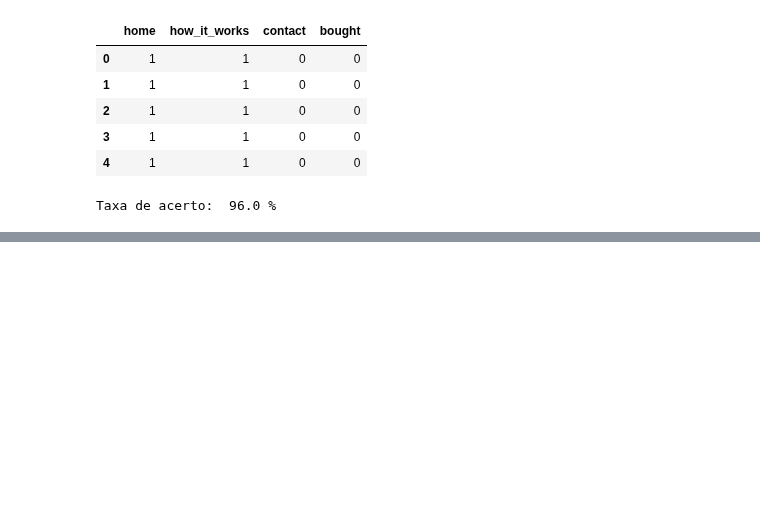
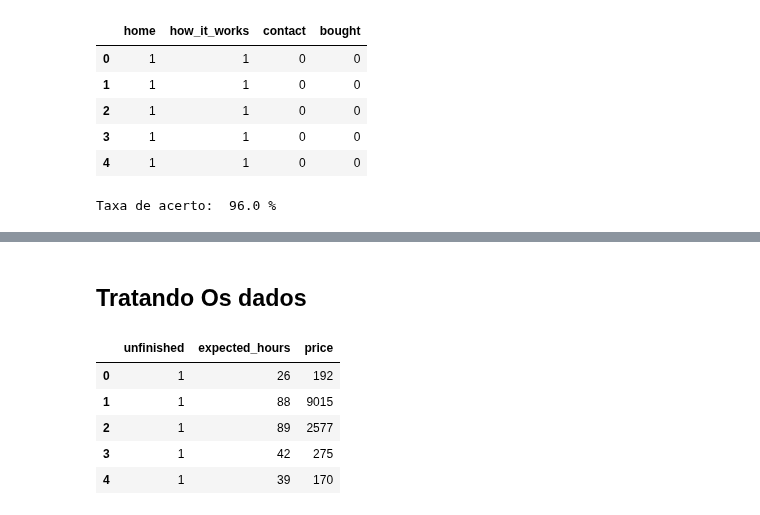
Before and after one commit to Patrick-Setubal/Data_Science_Analytics, a Jupyter notebook: alura_curso/FormacaoMachineLearning/ClassificacaoSKLearn/Introducao.ipynb, the cells around one changed output, grey strips where cells are left out. Saved outputs shown, nothing was run; the diff lists cells and outputs as text; code cells hidden in the pictures; blank space fills up the shorter version.

```diff
--- a/alura_curso/FormacaoMachineLearning/ClassificacaoSKLearn/Introducao.ipynb
+++ b/alura_curso/FormacaoMachineLearning/ClassificacaoSKLearn/Introducao.ipynb
@@ -38,0 +57,15 @@ Taxa de acerto:  96.0 %
+# %% [markdown]
+## Tratando Os dados
+# %%
+# Importando os datos
+import pandas as pd
+uri = 'https://gist.githubusercontent.com/guilhermesilveira/1b7d5475863c15f484ac495bd70975cf/raw/16aff7a0aee67e7c100a2a48b676a2d2d142f646/projects.csv'
+dados = pd.read_csv(uri)
+dados.head()
+# %% [output]
+|  | unfinished | expected_hours | price |
+| 0 | 1 | 26 | 192 |
+| 1 | 1 | 88 | 9015 |
+| 2 | 1 | 89 | 2577 |
+| 3 | 1 | 42 | 275 |
+| 4 | 1 | 39 | 170 |
```
Also changed, not shown: parts of 12 cells of this notebook.
